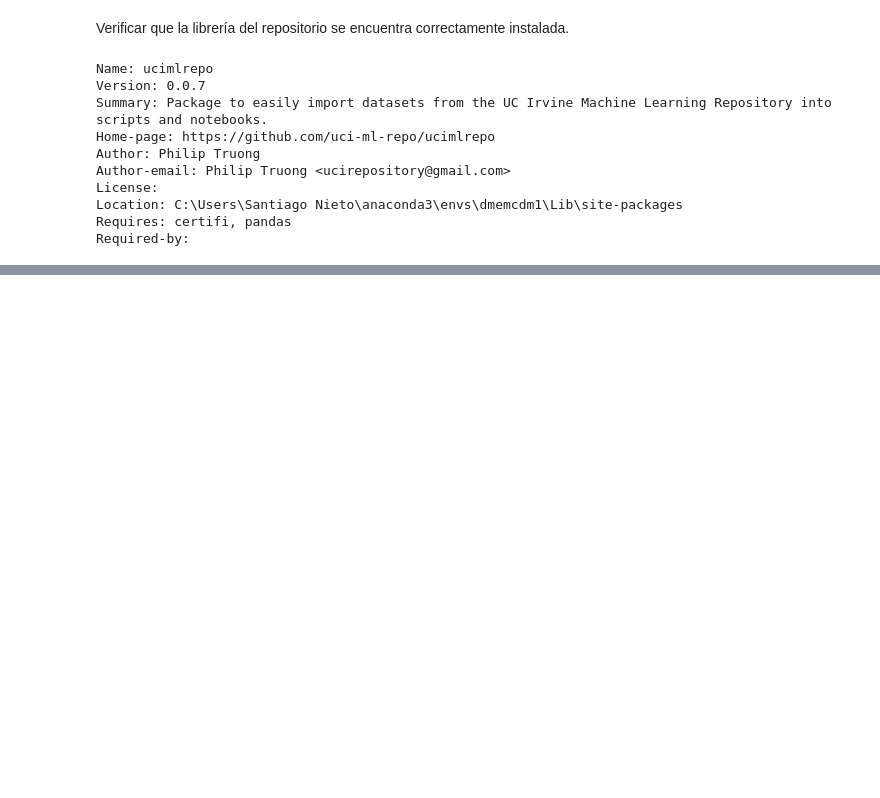
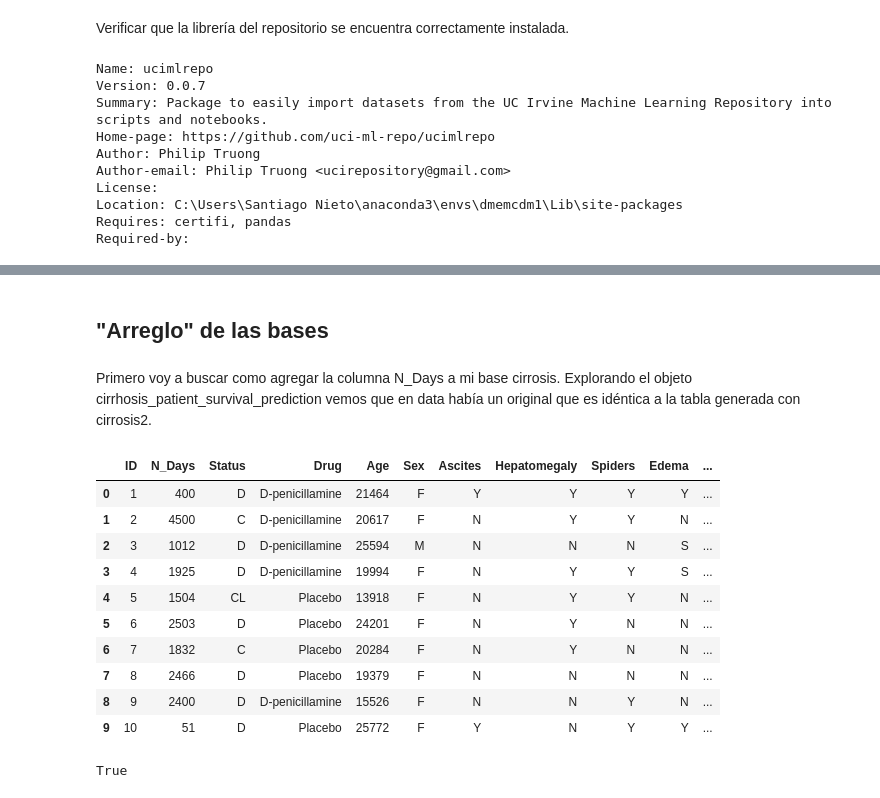
Before and after one commit to Grim1004/DMEMCDM1, a Jupyter notebook: python/cirrosis.ipynb, the cells around one changed output, grey strips where cells are left out. Saved outputs shown, nothing was run; the diff lists cells and outputs as text; code cells hidden in the pictures; blank space fills up the shorter version.

```diff
--- a/python/cirrosis.ipynb
+++ b/python/cirrosis.ipynb
@@ -67,0 +200,25 @@ Required-by:
+# %% [markdown]
+## "Arreglo" de las bases
+# %% [markdown]
+Primero voy a buscar como agregar la columna N_Days a mi base cirrosis. Explorando el objeto cirrhosis_patient_survival_prediction vemos que en data había un original que es idéntica a la tabla generada con cirrosis2.
+# %%
+# Leer datos directamente desde el paquete ucimlrepo
+cirrosis = cirrhosis_patient_survival_prediction.data.original # cambiamos nuestro dataframe por el original
+cirrosis.head(10)
+# %% [output]
+|  | ID | N_Days | Status | Drug | Age | Sex | Ascites | Hepatomegaly | Spiders | Edema | ... |
+| 0 | 1 | 400 | D | D-penicillamine | 21464 | F | Y | Y | Y | Y | ... |
+| 1 | 2 | 4500 | C | D-penicillamine | 20617 | F | N | Y | Y | N | ... |
+| 2 | 3 | 1012 | D | D-penicillamine | 25594 | M | N | N | N | S | ... |
+| 3 | 4 | 1925 | D | D-penicillamine | 19994 | F | N | Y | Y | S | ... |
+| 4 | 5 | 1504 | CL | Placebo | 13918 | F | N | Y | Y | N | ... |
+| 5 | 6 | 2503 | D | Placebo | 24201 | F | N | Y | N | N | ... |
+| 6 | 7 | 1832 | C | Placebo | 20284 | F | N | Y | N | N | ... |
+| 7 | 8 | 2466 | D | Placebo | 19379 | F | N | N | N | N | ... |
+| 8 | 9 | 2400 | D | D-penicillamine | 15526 | F | N | N | Y | N | ... |
+| 9 | 10 | 51 | D | Placebo | 25772 | F | Y | N | Y | Y | ... |
+# %%
+# revisar dimensiones
+all(cirrosis == cirrosis2)
+# %% [output]
+True
```
Also changed, not shown: parts of 43 cells of this notebook.
